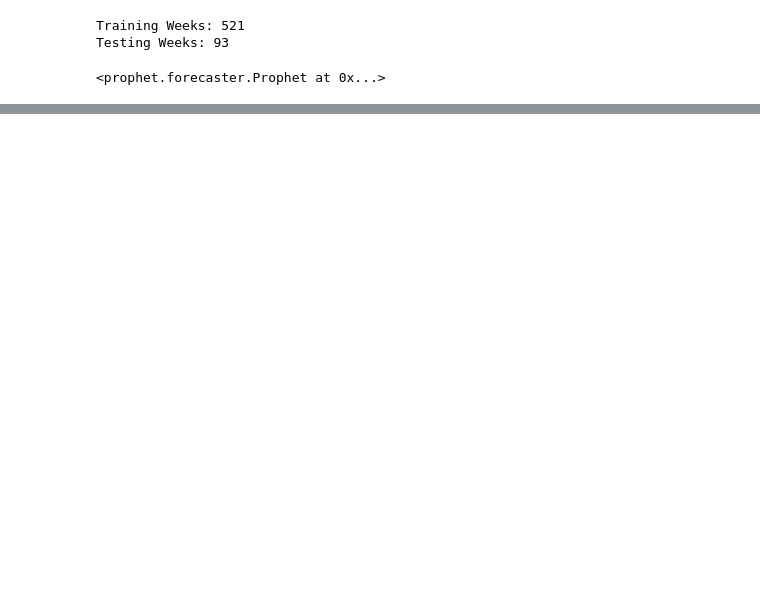
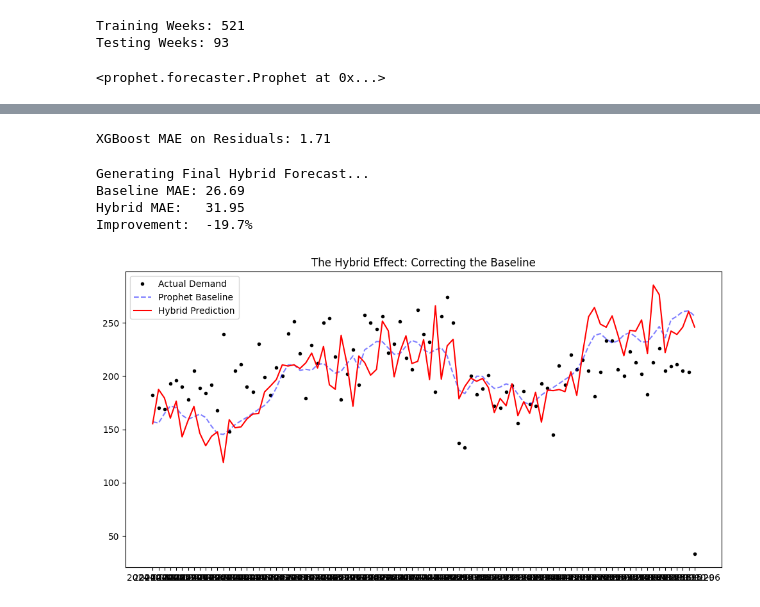
Before and after one commit to Hit-rajput/blood-supply-risk-monitor, a Jupyter notebook: src/models/prophet.ipynb, the cells around one changed output, grey strips where cells are left out. Drawn from its saved outputs; the diff is of its cells as text; code cells hidden in the pictures; blank space fills up the shorter version.

```diff
--- a/src/models/prophet.ipynb
+++ b/src/models/prophet.ipynb
@@ -56,0 +48,2 @@ plt.show()
+# %%
+train_df['residual'] = train_df['y'] - train_df['prophet_pred']
@@ -56,0 +53,55 @@ plt.show()
+# %%
+features = ['national_index', 'is_holiday', 'precip_mm', 'snow_depth_cm', 'min_temp']
+target = 'residual'
+# %%
+xgb_model = xgb.XGBRegressor(
+    n_estimators=100,
+    learning_rate=0.01,
+    max_depth=5,
+    random_state=42
+)
+# %%
+xgb_model.fit(train_df[features], train_df[target])
+train_correction = xgb_model.predict(train_df[features])
+mae_residual = mean_absolute_error(train_df['residual'], train_correction)
+print(f"XGBoost MAE on Residuals: {mae_residual:.2f}")
+# %% [output]
+XGBoost MAE on Residuals: 1.71
+# %%
+print("Generating Final Hybrid Forecast...")
+
+# 1. Get Prophet Baseline for Test Set (2024-2025)
+future_test = m.predict(test_df[['ds']])
+test_df['prophet_pred'] = future_test['yhat'].values
+
+# 2. Get XGBoost Correction for Test Set
+# It looks at the weather/national data for 2024-2025 to predict shocks
+test_df['xgb_correction'] = xgb_model.predict(test_df[features])
+
+# 3. Combine: Final = Baseline + Correction [cite: 133]
+test_df['final_prediction'] = test_df['prophet_pred'] + test_df['xgb_correction']
+
+# 4. Compare Accuracy (Baseline vs Hybrid)
+mae_base = mean_absolute_error(test_df['y'], test_df['prophet_pred'])
+mae_hybrid = mean_absolute_error(test_df['y'], test_df['final_prediction'])
+
+print(f"Baseline MAE: {mae_base:.2f}")
+print(f"Hybrid MAE:   {mae_hybrid:.2f}")
+print(f"Improvement:  {((mae_base - mae_hybrid) / mae_base) * 100:.1f}%")
+
+# 5. Visualize the "Correction Effect"
+import matplotlib.pyplot as plt
+
+plt.figure(figsize=(12, 6))
+plt.plot(test_df['ds'], test_df['y'], 'k.', label='Actual Demand')
+plt.plot(test_df['ds'], test_df['prophet_pred'], 'b--', alpha=0.5, label='Prophet Baseline')
+plt.plot(test_df['ds'], test_df['final_prediction'], 'r-', label='Hybrid Prediction')
+plt.legend()
+plt.title("The Hybrid Effect: Correcting the Baseline")
+plt.show()
+# %% [output]
+Generating Final Hybrid Forecast...
+Baseline MAE: 26.69
+Hybrid MAE:   31.95
+Improvement:  -19.7%
+[figure, added]
```
Also changed, not shown: parts of 5 cells of this notebook, 4 other files.
